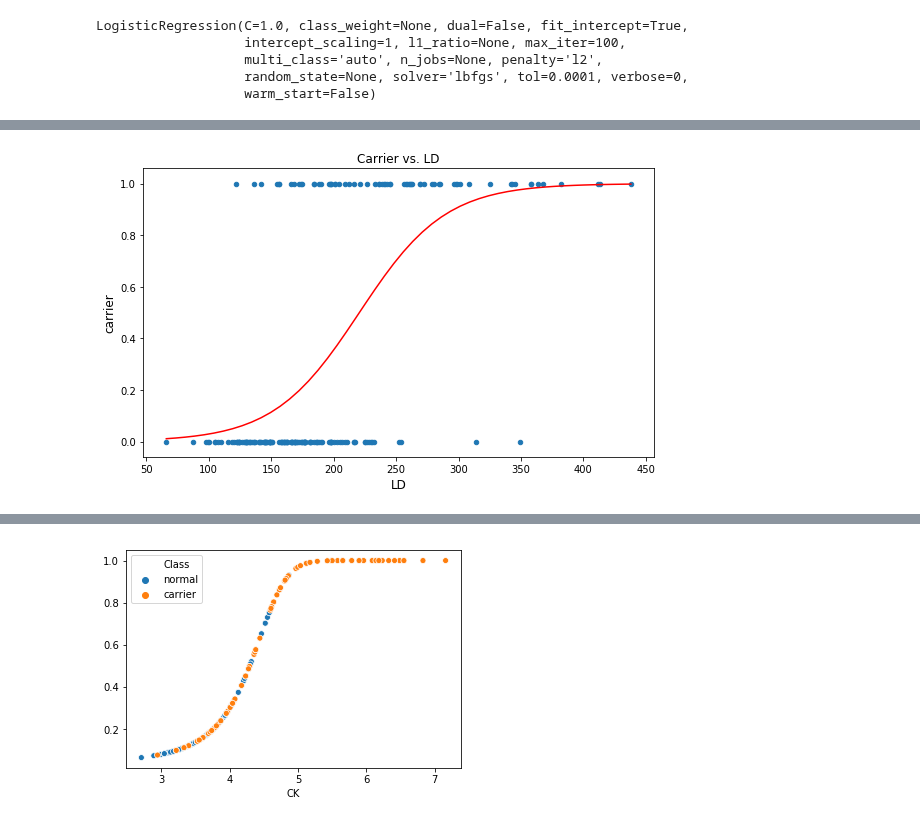
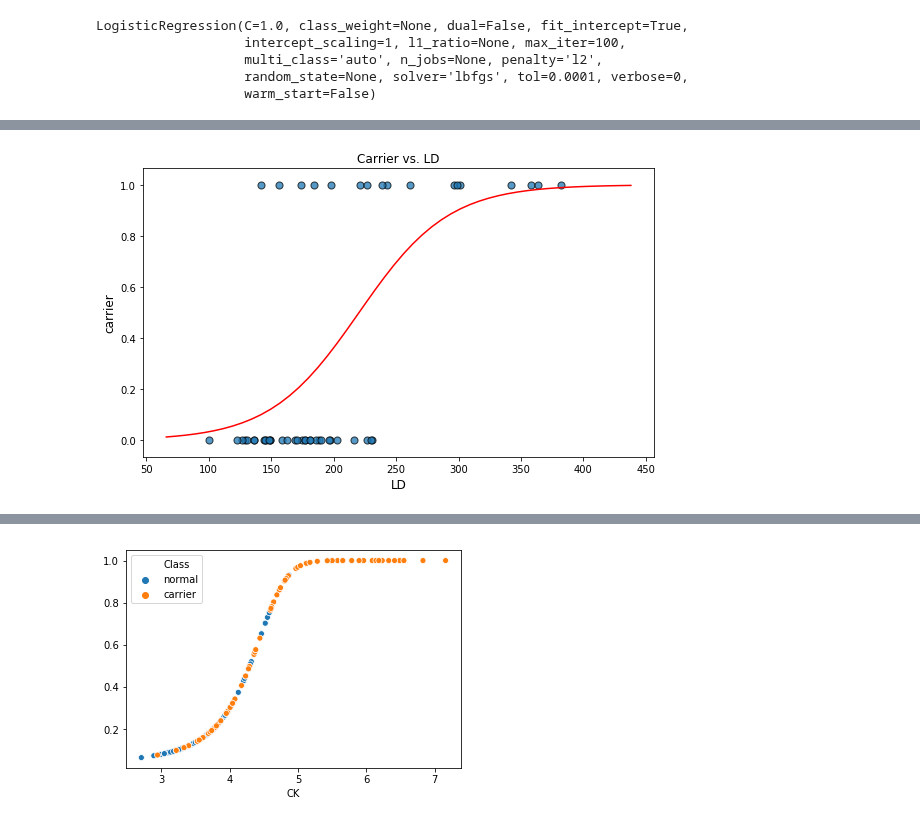
Before and after one commit to NSS-Data-Instructional-Stuff/stats-for-data-science, a Jupyter notebook: slides_tex/images/Dystrophy/Make_Plots.ipynb, the cells around one changed output, grey strips where cells are left out. Saved outputs shown, nothing was run; the diff lists cells and outputs as text; code cells hidden in the pictures.

```diff
--- a/slides_tex/images/Dystrophy/Make_Plots.ipynb
+++ b/slides_tex/images/Dystrophy/Make_Plots.ipynb
@@ -63,5 +76,5 @@ y = dystrophy.carrier
 # %%
-lin_reg.fit(X, y)
+lin_reg.fit(X_train, y_train)
 # %% [output]
 LinearRegression(copy_X=True, fit_intercept=True, n_jobs=None, normalize=False)
 # %%
@@ -125,10 +139,10 @@ from sklearn.linear_model import LogisticRegression
 # %%
 lr = LogisticRegression()
-# %%
-X = dystrophy[['LD']]
-y = dystrophy.carrier
+# %%
+le = LabelEncoder()
+dystrophy['label'] = le.fit_transform(dystrophy.Class)
 # %%
-lr.fit(X, y)
+lr.fit(X_train, y_train)
 # %% [output]
 LogisticRegression(C=1.0, class_weight=None, dual=False, fit_intercept=True,
                    intercept_scaling=1, l1_ratio=None, max_iter=100,
@@ -146,19 +160,23 @@ array([-6.40684315])
 # %%
 m = lr.coef_[0]
 b = lr.intercept_
 
-x = np.linspace(start = X.min(), stop = X.max())
-y = 1 / (1 + np.exp(-(m*x + b)))
+alpha = 0.75
+
+x_log = np.linspace(start = X.LD.min(), stop = X.LD.max())
+y_log = 1 / (1 + np.exp(-(m*x_log + b)))
+
+df = dystrophy.loc[X_test.index]
 
 fig, ax = plt.subplots(figsize = (8,5))
-dystrophy.plot(x = 'LD', y = 'carrier', kind = 'scatter', ax = ax)
-plt.plot(x, y, color = 'red')
+df.plot(x = 'LD', y = 'carrier', kind = 'scatter', ax = ax, alpha = alpha, s = 50, edgecolor = 'black')
+plt.plot(x_log, y_log, color = 'red')
 
 plt.title('Carrier vs. LD')
 plt.ylabel('carrier', fontsize = 12)
 plt.xlabel('LD', fontsize = 12);
 
 plt.tight_layout()
 plt.savefig('scatter_03.png')
 # %% [output]
-[figure, old version]
+[figure, new version]
```
Also changed, not shown: parts of 40 cells of this notebook, 17 other files.
